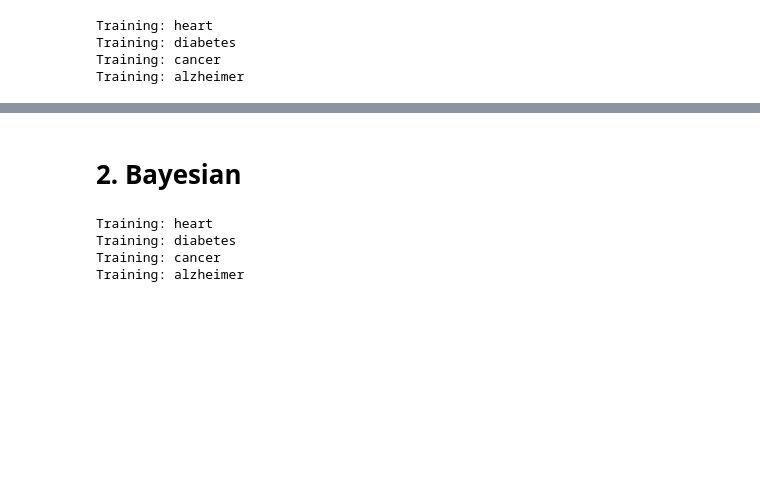
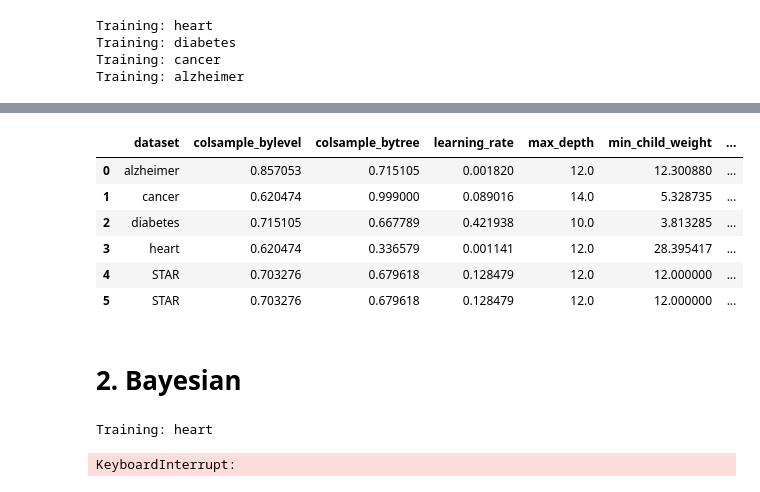
Before and after one commit to zielinskim04/HyperparameterTunability, a Jupyter notebook: XGBoost.ipynb, the cells around one changed output, grey strips where cells are left out. Cells and saved outputs as stored; diff of their text form; code cells hidden in the pictures; blank space fills up the shorter version.

```diff
--- a/XGBoost.ipynb
+++ b/XGBoost.ipynb
@@ -210,3 +238,56 @@ summary_df = pd.concat([best_per_dataset, pd.DataFrame([mean_row])], ignore_inde
+# %%
+# Best parameters for each dataset
+best_per_dataset = (
+    results_df.sort_values(by=["dataset", "test_roc_auc"], ascending=[True, False])
+    .groupby("dataset", as_index=False)
+    .first()
+    .drop(['cv_roc_auc', 'diff_from_star'], axis=1)
+    #.drop(['star_test_roc_auc', 'diff_from_star'], axis=1)
+)
+# %%
+# Deafault model
+
+default_results = []
+for name, (train, test) in datasets.items():
+
+    X_train, y_train = train.iloc[:, :-1], train.iloc[:, -1]
+    X_test, y_test = test.iloc[:, :-1], test.iloc[:, -1]
+
+
+    model = XGBClassifier(random_state=42,)
+    model.fit(X_train, y_train)
+    y_proba = model.predict_proba(X_test)[:, 1]
+    score = roc_auc_score(y_test, y_proba)
+
+    default_results.append({
+        "dataset": name,
+        "default_test_roc_auc": score
+    })
+
+default_df = pd.DataFrame(default_results)
+summary_df = best_per_dataset.merge(default_df, on="dataset")
+# %%
+# STAR row
+mean_row = {
+    "dataset": "STAR",
+    **mean_params_dict,
+    # "ccp_alpha" :None, "max_depth": None, "min_samples_leaf": None, "min_samples_split": None,
+    "test_roc_auc": None,
+    "star_test_roc_auc": mean_df["star_test_roc_auc"].mean(),
+    #"star_test_roc_auc": None,
+    "default_test_roc_auc": None
+}
+
+summary_df = pd.concat([summary_df, pd.DataFrame([mean_row])], ignore_index=True)
+summary_df
+# %% [output]
+|  | dataset | colsample_bylevel | colsample_bytree | learning_rate | max_depth | min_child_weight | ... |
+| 0 | alzheimer | 0.857053 | 0.715105 | 0.001820 | 12.0 | 12.300880 | ... |
+| 1 | cancer | 0.620474 | 0.999000 | 0.089016 | 14.0 | 5.328735 | ... |
+| 2 | diabetes | 0.715105 | 0.667789 | 0.421938 | 10.0 | 3.813285 | ... |
+| 3 | heart | 0.620474 | 0.336579 | 0.001141 | 12.0 | 28.395417 | ... |
+| 4 | STAR | 0.703276 | 0.679618 | 0.128479 | 12.0 | 12.000000 | ... |
+| 5 | STAR | 0.703276 | 0.679618 | 0.128479 | 12.0 | 12.000000 | ... |
 # %%
 summary_df.to_csv("Results/xgboost_uniform_summary.csv", index=False)
 # %% [markdown]
@@ -234,12 +312,9 @@ search_spaces = {
 # %%
 all_results_2 = []
 
-for name, (train_path, test_path) in datasets.items():
+for name, (train, test) in datasets.items():
     print(f"Training: {name}")
 
-    # Data load
-    train = pd.read_csv(train_path)
-    test = pd.read_csv(test_path)
     X_train, y_train = train.iloc[:, :-1], train.iloc[:, -1]
     X_test, y_test = test.iloc[:, :-1], test.iloc[:, -1]
 
@@ -291,9 +366,7 @@ for name, (train_path, test_path) in datasets.items():
 results_2_df = pd.DataFrame(all_results_2)
 # %% [output]
 Training: heart
-Training: diabetes
-Training: cancer
-Training: alzheimer
+KeyboardInterrupt:
 # %%
 # Summary
 for dataset in datasets.keys():
```
Also changed, not shown: parts of 14 cells of this notebook.
